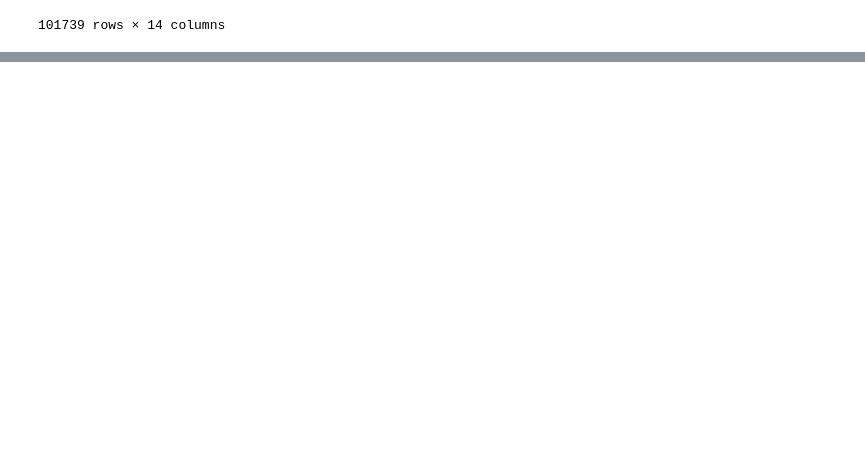
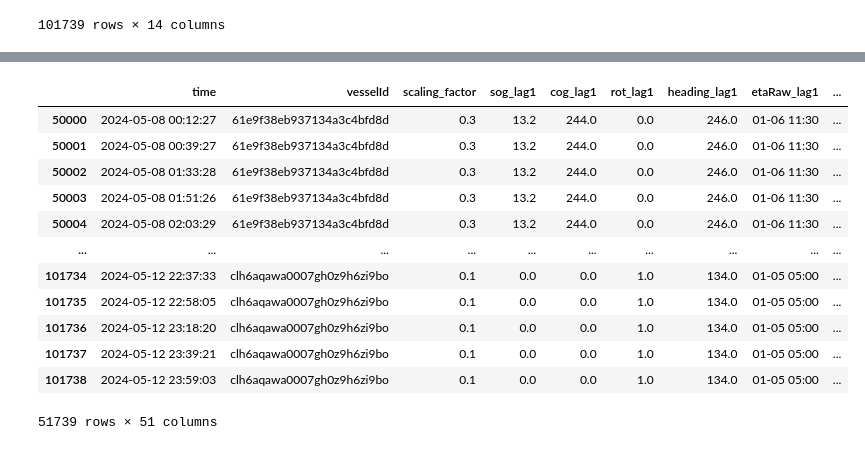
Before and after one commit to sondrmsk/MachineLearningProject, a Jupyter notebook: lakkenNoteBook.ipynb, the cells around one changed output, grey strips where cells are left out. Drawn from its saved outputs; the diff is of its cells as text; code cells hidden in the pictures; blank space fills up the shorter version.

```diff
--- a/lakkenNoteBook.ipynb
+++ b/lakkenNoteBook.ipynb
@@ -127,16 +127,22 @@ combined_df
 # %%
 # Create lag features (e.g., lag of 1, 2, 3 steps)
 for lag in [1, 2, 3]:
-    combined_df[f'sog_lag{lag}'] = combined_df.groupby('vesselId')['sog'].shift(lag)
-    combined_df[f'cog_lag{lag}'] = combined_df.groupby('vesselId')['cog'].shift(lag)
-    combined_df[f'rot_lag{lag}'] = combined_df.groupby('vesselId')['rot'].shift(lag)
-    combined_df[f'heading_lag{lag}'] = combined_df.groupby('vesselId')['heading'].shift(lag)
+    combined_df[f'sog_lag{lag}'] = combined_df.groupby('vesselId')['sog'].shift(lag).ffill()
+    combined_df[f'cog_lag{lag}'] = combined_df.groupby('vesselId')['cog'].shift(lag).ffill()
+    combined_df[f'rot_lag{lag}'] = combined_df.groupby('vesselId')['rot'].shift(lag).ffill()
+    combined_df[f'heading_lag{lag}'] = combined_df.groupby('vesselId')['heading'].shift(lag).ffill()
+    combined_df[f'navstat_lag{lag}'] = combined_df.groupby('vesselId')['navstat'].shift(lag).ffill()
+    combined_df[f'etaRaw_lag{lag}'] = combined_df.groupby('vesselId')['etaRaw'].shift(lag).ffill()
+    combined_df[f'latitude_lag{lag}'] = combined_df.groupby('vesselId')['latitude'].shift(lag).ffill()
+    combined_df[f'longitude_lag{lag}'] = combined_df.groupby('vesselId')['longitude'].shift(lag).ffill()
 
-
+# Adding moving averages on a set of attributes
 combined_df['sog_ma5'] = combined_df.groupby('vesselId')['sog'].rolling(window=5, min_periods=1).apply(lambda x: x.dropna().mean()).reset_index(0, drop=True)
 combined_df['cog_ma5'] = combined_df.groupby('vesselId')['cog'].rolling(window=5, min_periods=1).apply(lambda x: x.dropna().mean()).reset_index(0, drop=True)
 combined_df['rot_ma5'] = combined_df.groupby('vesselId')['rot'].rolling(window=5, min_periods=1).apply(lambda x: x.dropna().mean()).reset_index(0, drop=True)
 combined_df['heading_ma5'] = combined_df.groupby('vesselId')['heading'].rolling(window=5, min_periods=1).apply(lambda x: x.dropna().mean()).reset_index(0, drop=True)
+combined_df['latitude_ma5'] = combined_df.groupby('vesselId')['latitude'].rolling(window=5, min_periods=1).apply(lambda x: x.dropna().mean()).reset_index(0, drop=True)
+combined_df['longitude_ma5'] = combined_df.groupby('vesselId')['longitude'].rolling(window=5, min_periods=1).apply(lambda x: x.dropna().mean()).reset_index(0, drop=True)
 
 combined_df
 # %% [output]
@@ -156,6 +162,10 @@ combined_df
 # %%
-## one hot encoding
 
-# One-hot encode 'navstat'
-combined_df = pd.get_dummies(combined_df, columns=['navstat'], prefix='navstat')
-combined_df
+# one-hot encode the following navstat lag features
+lag_columns = ['navstat_lag1', 'navstat_lag2', 'navstat_lag3']
+
+# One-hot encode the specified columns
+combined_df = pd.get_dummies(combined_df, columns=lag_columns, prefix=lag_columns)
+
+# Optionally, inspect the new dataframe
+combined_df.head()
@@ -162,16 +179,30 @@ combined_df
 # %%
 ## Split back
 
 
-combined_df = combined_df.drop(columns=['ID'])
+combined_df = combined_df.drop(columns=['ID', 'cog', 'sog', 'rot', 'heading', 'navstat', 'etaRaw', 'latitude', 'longitude', 'portId'])
 combined_df
 
 # Separate the enriched test set back from combined data
 ais_test_enriched = combined_df[combined_df['dataset'] == 'test'].copy()
 ais_train_enriched = combined_df[combined_df['dataset'] == 'train'].copy()
 
 # Drop the 'dataset' column as it's no longer needed
 ais_test_enriched = ais_test_enriched.drop(columns=['dataset', ])
 ais_train_enriched = ais_train_enriched.drop(columns=['dataset', ])
 
 ais_test_enriched
+# %% [output]
+|  | time | vesselId | scaling_factor | sog_lag1 | cog_lag1 | rot_lag1 | heading_lag1 | etaRaw_lag1 | ... |
+| 50000 | 2024-05-08 00:12:27 | 61e9f38eb937134a3c4bfd8d | 0.3 | 13.2 | 244.0 | 0.0 | 246.0 | 01-06 11:30 | ... |
+| 50001 | 2024-05-08 00:39:27 | 61e9f38eb937134a3c4bfd8d | 0.3 | 13.2 | 244.0 | 0.0 | 246.0 | 01-06 11:30 | ... |
+| 50002 | 2024-05-08 01:33:28 | 61e9f38eb937134a3c4bfd8d | 0.3 | 13.2 | 244.0 | 0.0 | 246.0 | 01-06 11:30 | ... |
+| 50003 | 2024-05-08 01:51:26 | 61e9f38eb937134a3c4bfd8d | 0.3 | 13.2 | 244.0 | 0.0 | 246.0 | 01-06 11:30 | ... |
+| 50004 | 2024-05-08 02:03:29 | 61e9f38eb937134a3c4bfd8d | 0.3 | 13.2 | 244.0 | 0.0 | 246.0 | 01-06 11:30 | ... |
+| ... | ... | ... | ... | ... | ... | ... | ... | ... | ... |
+| 101734 | 2024-05-12 22:37:33 | clh6aqawa0007gh0z9h6zi9bo | 0.1 | 0.0 | 0.0 | 1.0 | 134.0 | 01-05 05:00 | ... |
+| 101735 | 2024-05-12 22:58:05 | clh6aqawa0007gh0z9h6zi9bo | 0.1 | 0.0 | 0.0 | 1.0 | 134.0 | 01-05 05:00 | ... |
+| 101736 | 2024-05-12 23:18:20 | clh6aqawa0007gh0z9h6zi9bo | 0.1 | 0.0 | 0.0 | 1.0 | 134.0 | 01-05 05:00 | ... |
+| 101737 | 2024-05-12 23:39:21 | clh6aqawa0007gh0z9h6zi9bo | 0.1 | 0.0 | 0.0 | 1.0 | 134.0 | 01-05 05:00 | ... |
+| 101738 | 2024-05-12 23:59:03 | clh6aqawa0007gh0z9h6zi9bo | 0.1 | 0.0 | 0.0 | 1.0 | 134.0 | 01-05 05:00 | ... |
+51739 rows × 51 columns
```
Also changed, not shown: parts of 4 cells of this notebook.
